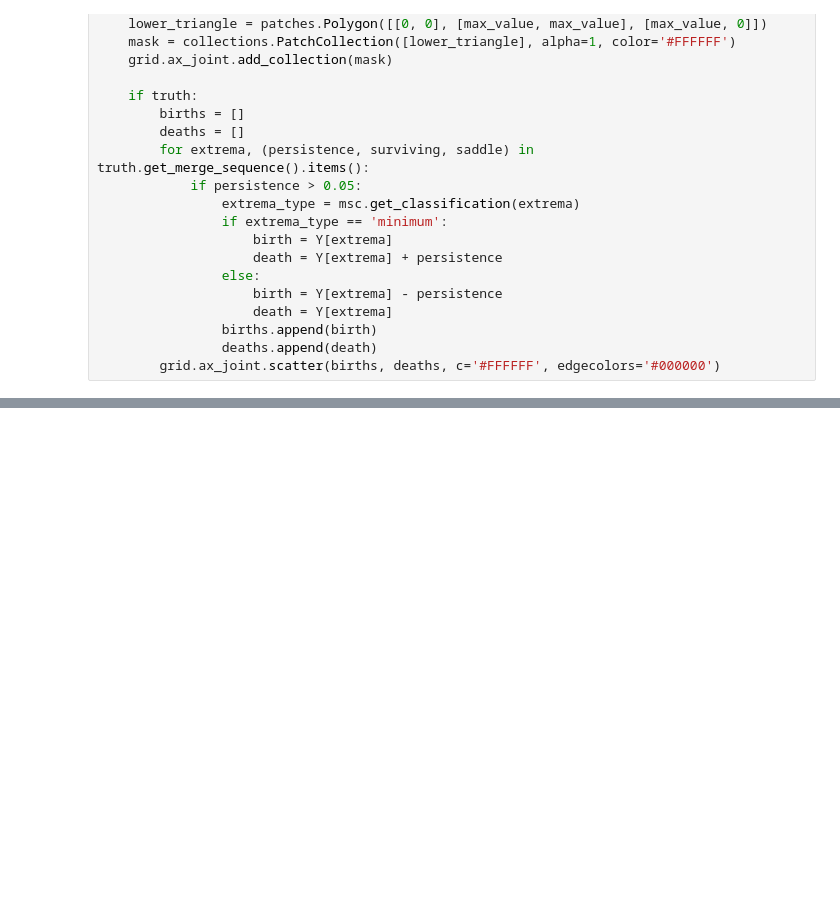
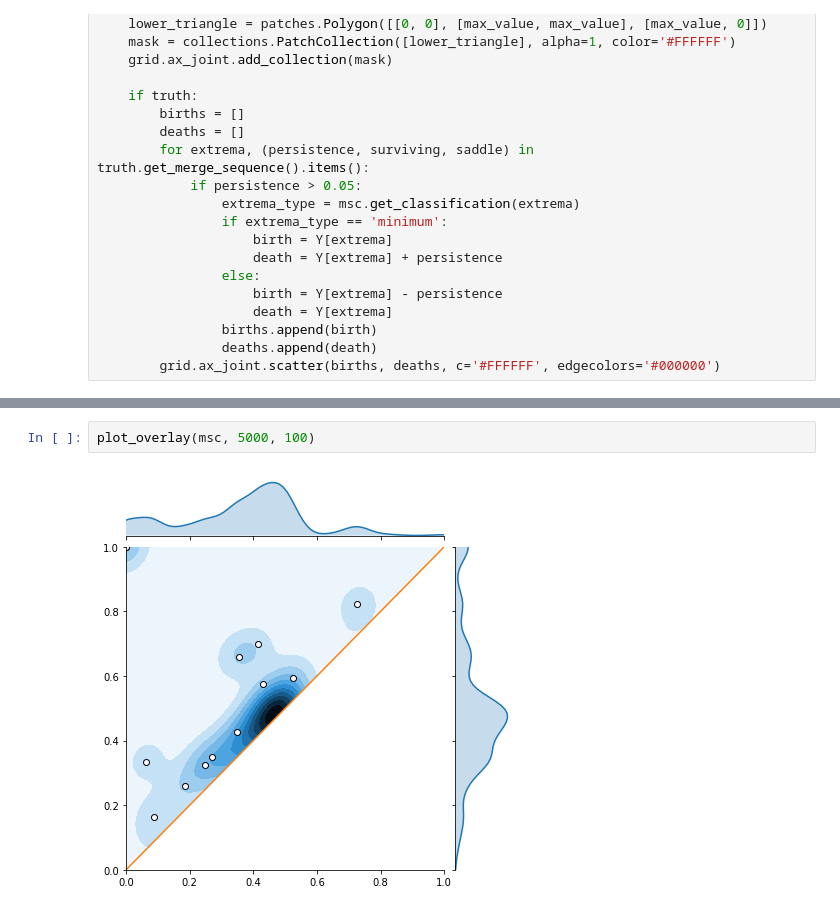
Before and after one commit to maljovec/topopy, a Jupyter notebook: ProbabilisticPersistenceDiagram.ipynb, the cells around one changed output, grey strips where cells are left out. Saved outputs shown, nothing was run; the diff lists cells and outputs as text; blank space fills up the shorter version.

Commit message:
Adding more example overlays to the notebook.

```diff
--- a/ProbabilisticPersistenceDiagram.ipynb
+++ b/ProbabilisticPersistenceDiagram.ipynb
@@ -262,0 +263,4 @@ plot_overlay(msc, 1000, 100)
+# %%
+plot_overlay(msc, 5000, 100)
+# %% [output]
+[figure, added]
```
Also changed, not shown: parts of 7 cells of this notebook.
